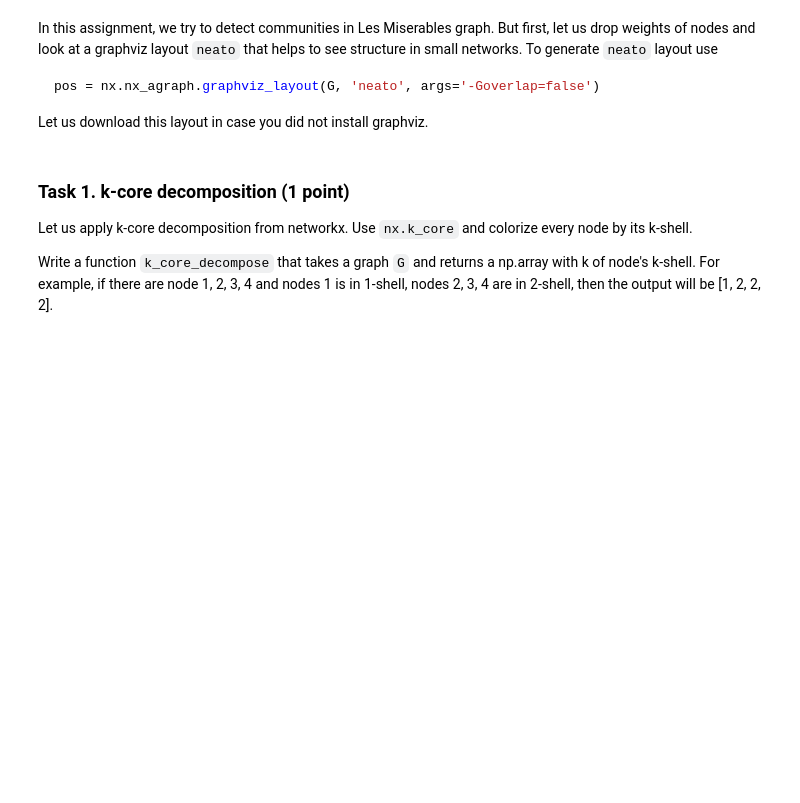
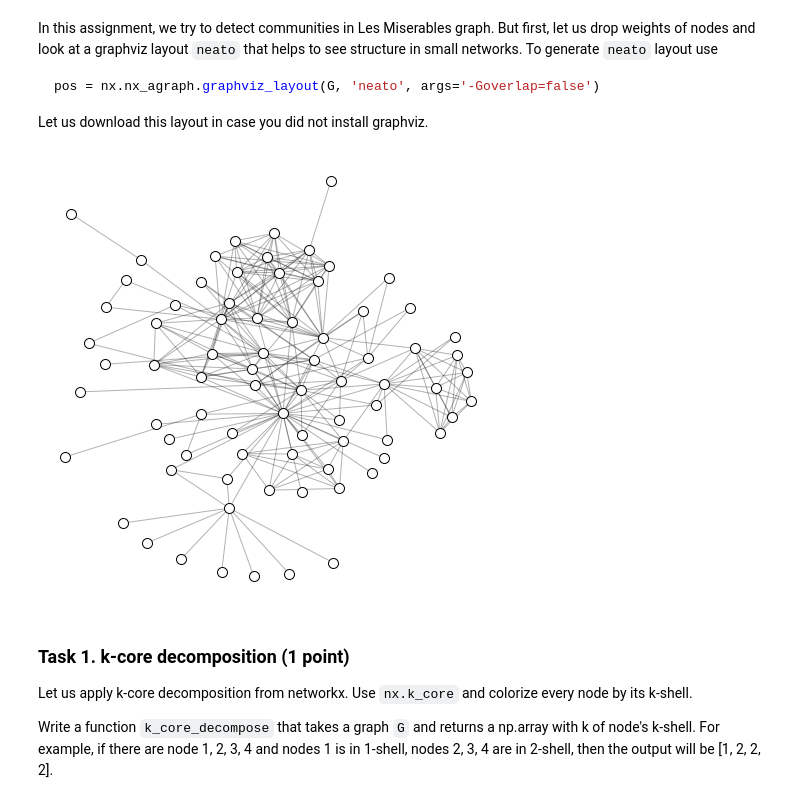
Before and after one commit to makci97/network_science_assignments, a Jupyter notebook: assignment_communities/assignment_communities.ipynb, the cells around one changed output. Drawn from its saved outputs; the diff is of its cells as text; code cells hidden in the pictures; blank space fills up the shorter version.

```diff
--- a/assignment_communities/assignment_communities.ipynb
+++ b/assignment_communities/assignment_communities.ipynb
@@ -31,6 +31,21 @@ nx.draw_networkx_nodes(G, pos, node_color='white', edgecolors='black', node_size
 nx.draw_networkx_edges(G, pos, alpha=0.3)
 plt.axis('off')
 plt.show()
+# %%
+import json
+
+G = nx.Graph()
+G.add_edges_from(nx.les_miserables_graph().edges)
+with open('les_miserables_neato.txt', 'r') as file:
+    pos = json.load(file)
+
+plt.figure(figsize=(8, 8))
+nx.draw_networkx_nodes(G, pos, node_color='white', edgecolors='black', node_size=100)
+nx.draw_networkx_edges(G, pos, alpha=0.3)
+plt.axis('off')
+plt.show()
+# %% [output]
+[figure, added]
 # %% [markdown]
 ### Task 1. k-core decomposition (1 point)
 Let us apply k-core decomposition from networkx. Use `nx.k_core` and colorize every node by its k-shell.
```
Also changed, not shown: parts of 41 cells of this notebook.
